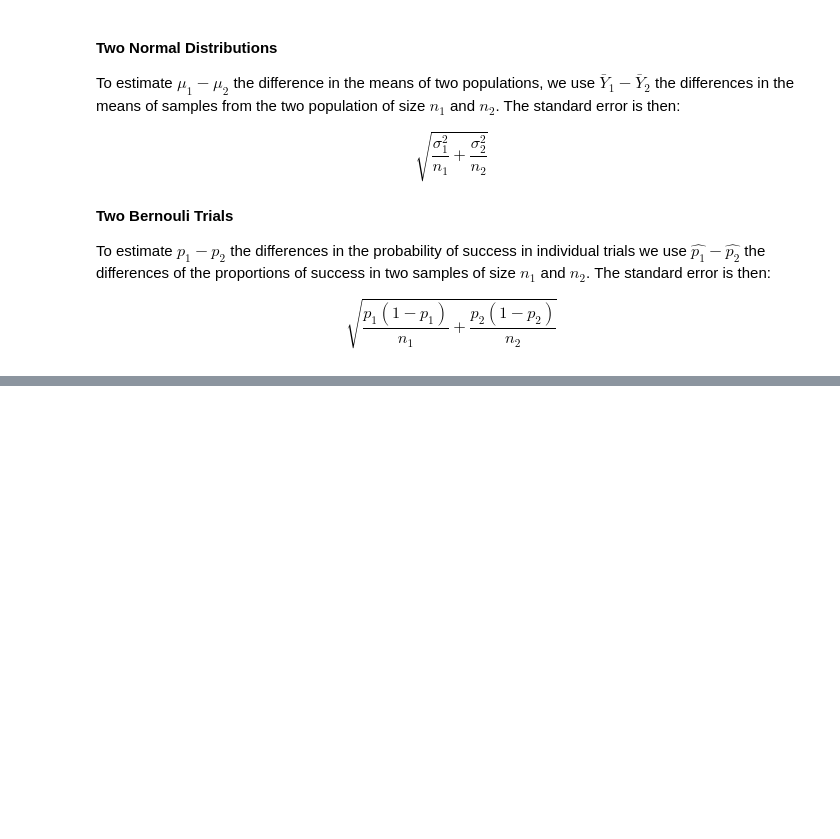
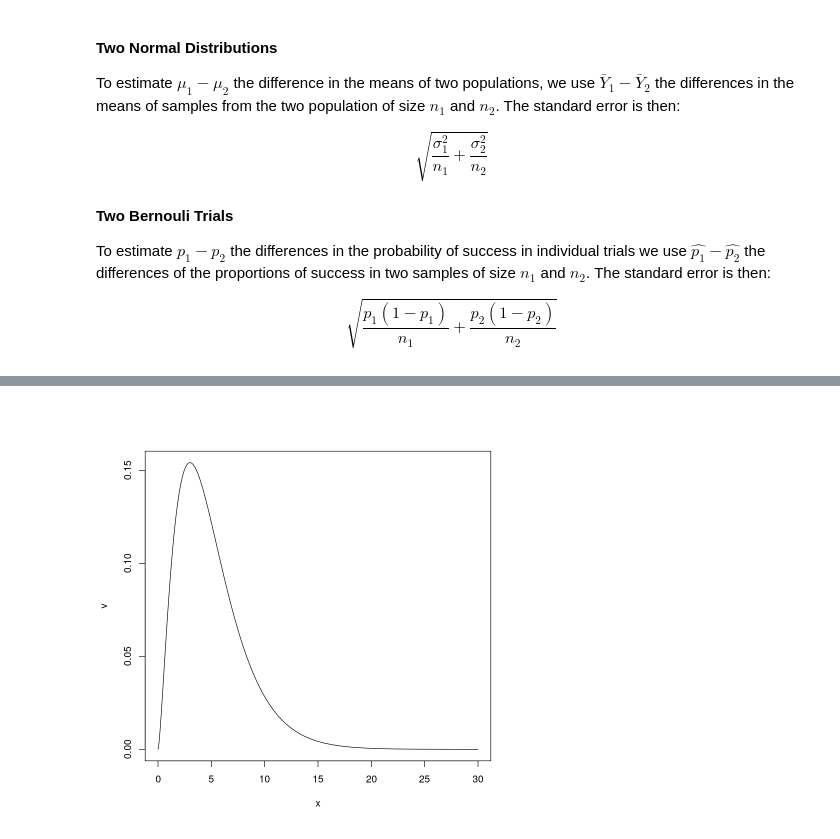
Before and after one commit to virgilpierce/MATH_550, a Jupyter notebook: 08-Confidence_Hypothesis.ipynb, the cells around one changed output, grey strips where cells are left out. Cells and saved outputs as stored; diff of their text form; code cells hidden in the pictures; blank space fills up the shorter version.

```diff
--- a/08-Confidence_Hypothesis.ipynb
+++ b/08-Confidence_Hypothesis.ipynb
@@ -86,0 +95,8 @@ $$ \sqrt{ \frac{p_1 (1-p_1)}{n_1} + \frac{ p_2 (1-p_2) }{n_2 } } $$
+# %%
+n <- 100
+df <- 5
+x <- c(0:(30*n))/n
+v <- dchisq(x, df)
+plot(x, v, type='l')
+# %% [output]
+[figure, added]
```
Also changed, not shown: parts of 10 cells of this notebook, 18 other files.
